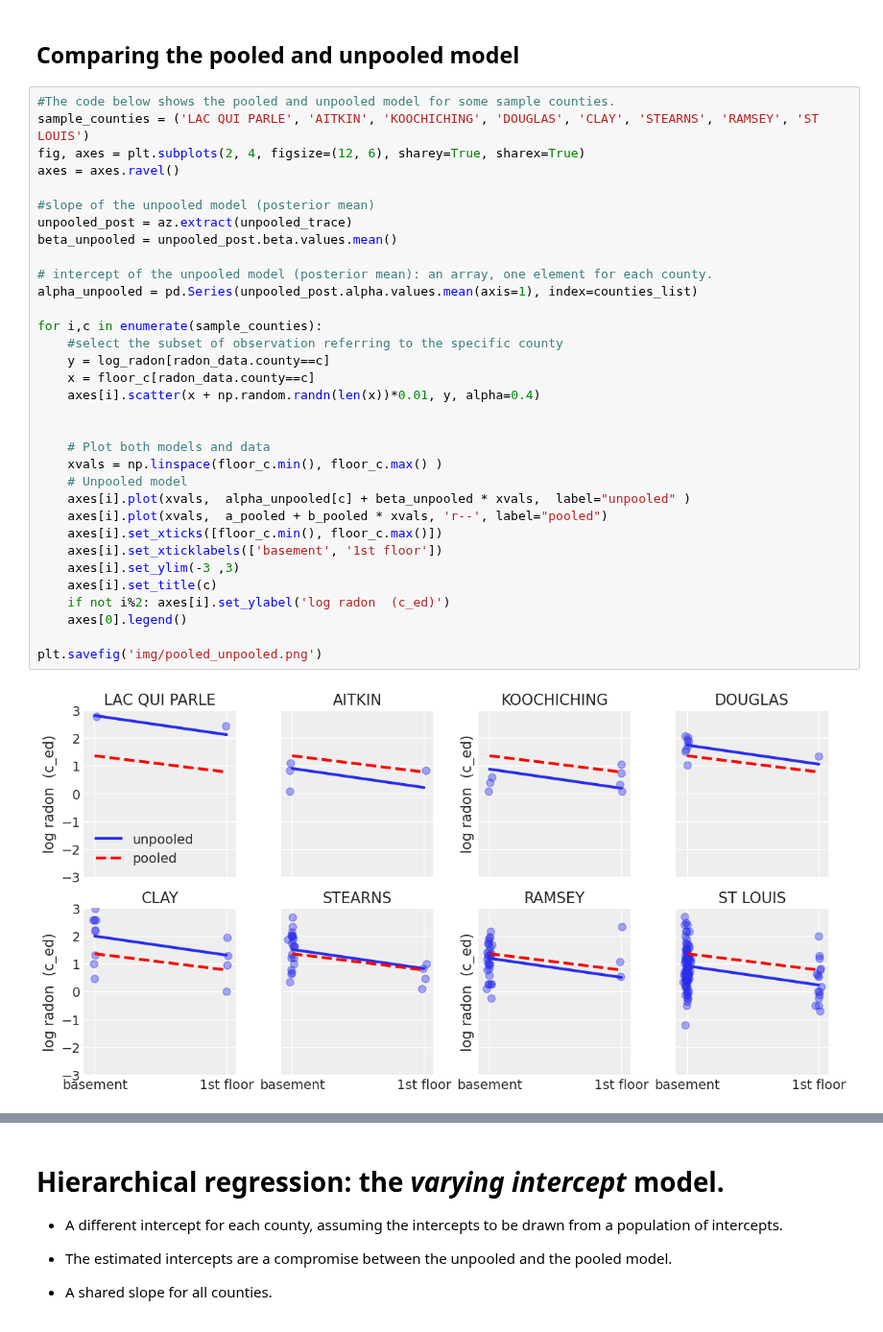
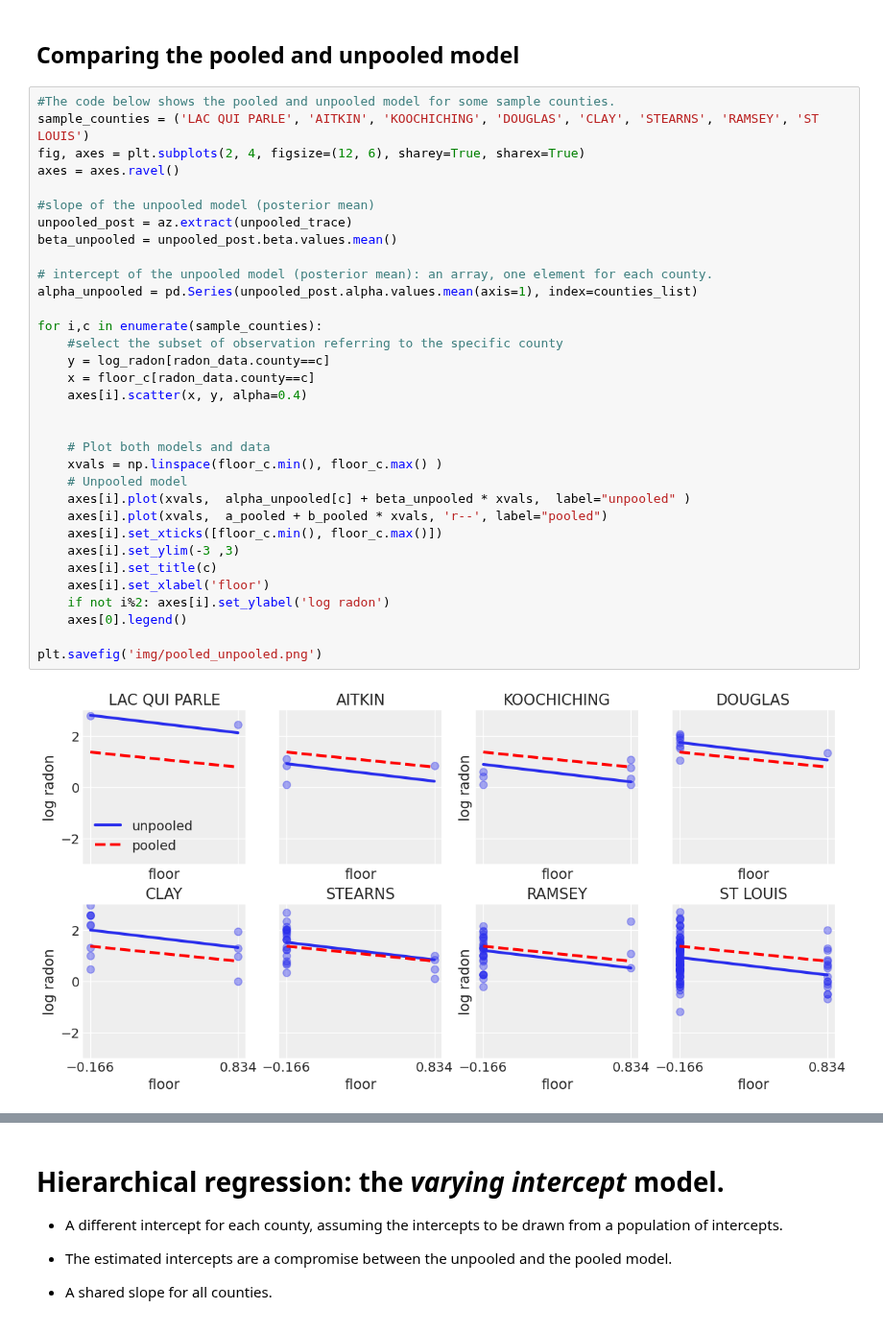
Before and after one commit to gcorani/bda, a Jupyter notebook: 6-hierarchicalRegression.ipynb, the cells around one changed output, grey strips where cells are left out. Shown at 96% size. Drawn from its saved outputs; the diff is of its cells as text.

```diff
--- a/6-hierarchicalRegression.ipynb
+++ b/6-hierarchicalRegression.ipynb
@@ -251,37 +254,37 @@ Sampling 4 chains for 1_000 tune and 1_000 draw iterations (4_000 + 4_000 draws
 #The code below shows the pooled and unpooled model for some sample counties.
 sample_counties = ('LAC QUI PARLE', 'AITKIN', 'KOOCHICHING', 'DOUGLAS', 'CLAY', 'STEARNS', 'RAMSEY', 'ST LOUIS')
 fig, axes = plt.subplots(2, 4, figsize=(12, 6), sharey=True, sharex=True)
 axes = axes.ravel()
 
 #slope of the unpooled model (posterior mean)
 unpooled_post = az.extract(unpooled_trace)
 beta_unpooled = unpooled_post.beta.values.mean()
 
 # intercept of the unpooled model (posterior mean): an array, one element for each county.
 alpha_unpooled = pd.Series(unpooled_post.alpha.values.mean(axis=1), index=counties_list)
 
 for i,c in enumerate(sample_counties):
     #select the subset of observation referring to the specific county
     y = log_radon[radon_data.county==c]
     x = floor_c[radon_data.county==c]
-    axes[i].scatter(x + np.random.randn(len(x))*0.01, y, alpha=0.4)
+    axes[i].scatter(x, y, alpha=0.4)
 
 
     # Plot both models and data
     xvals = np.linspace(floor_c.min(), floor_c.max() )
     # Unpooled model
     axes[i].plot(xvals,  alpha_unpooled[c] + beta_unpooled * xvals,  label="unpooled" )
     axes[i].plot(xvals,  a_pooled + b_pooled * xvals, 'r--', label="pooled")
     axes[i].set_xticks([floor_c.min(), floor_c.max()])
-    axes[i].set_xticklabels(['basement', '1st floor'])
     axes[i].set_ylim(-3 ,3)
     axes[i].set_title(c)
-    if not i%2: axes[i].set_ylabel('log radon  (c_ed)')
+    axes[i].set_xlabel('floor')
+    if not i%2: axes[i].set_ylabel('log radon')
     axes[0].legend()
 
 plt.savefig('img/pooled_unpooled.png')
 # %% [output]
-[figure, old version]
+[figure, new version]
 # %% [markdown]
 <img src='img/pooled_unpooled.png' width=1000 align="center" >
 
```
Also changed, not shown: parts of 22 cells of this notebook, 2 other files.
